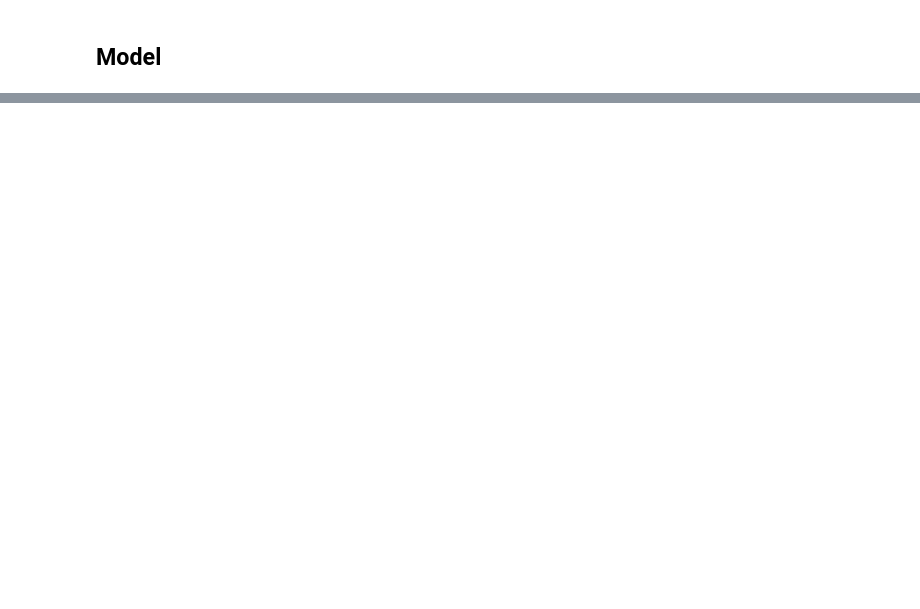
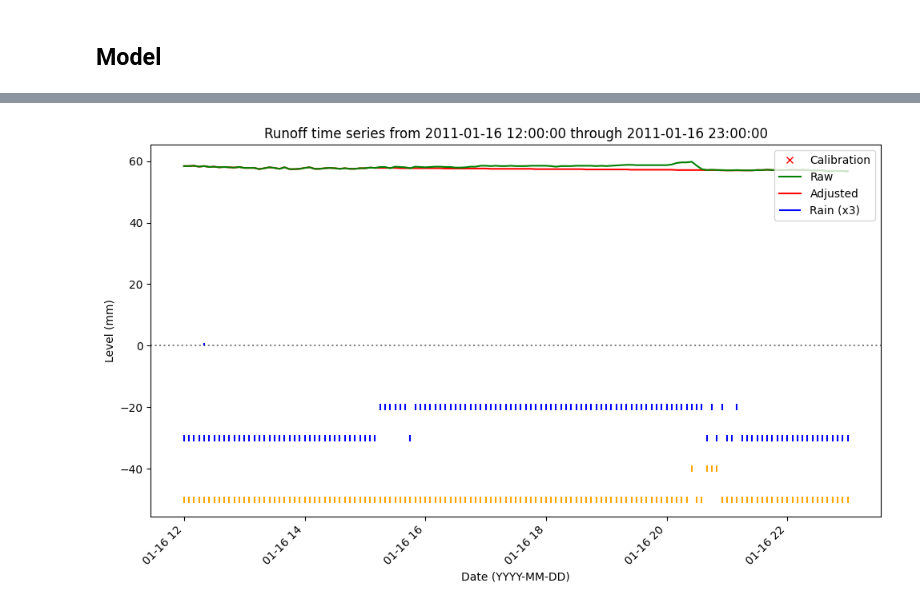
Before and after one commit to gmcginnis/info-698-capstone, a Jupyter notebook: 02_split.ipynb, the cells around one changed output, grey strips where cells are left out. Saved outputs shown, nothing was run; the diff lists cells and outputs as text; code cells hidden in the pictures; blank space fills up the shorter version.

Commit message:
Larger scale testing

```diff
--- a/02_split.ipynb
+++ b/02_split.ipynb
@@ -308,3 +285,6 @@ decay_feat(data_water, 'ra_rain')
+# %%
+data_water['ra_rain'] = data_water['ra_rain'].fillna(0)
+data_water = decay_feat(data_water, 'eventsum_ra_rain')
 # %% [markdown]
 ### Fill rain values
 # %%
@@ -472,8 +474,8 @@ data_soil.sample(10)
 data_united = pd.merge(
     data_water,
     # REMOVE LATER
-    data_soil['2015-01-01 00:00:00':'2016-12-31 23:59:59'],
-    # data_soil['2000-01-01 00:00:00':'2015-12-31 23:59:59'],
+    # data_soil['2015-01-01 00:00:00':'2016-12-31 23:59:59'],
+    data_soil['2000-01-01 00:00:00':'2015-12-31 23:59:59'],
     # data_soil,
     #
     left_index = True,
@@ -584,6 +608,9 @@ for train_index, val_index in tscv.split(x_train):
     # model = xgb.XGBClassifier(tree_method="hist")
     model = xgb.XGBClassifier(
         tree_method="hist",
+        # learning_rate=0.1,
+        # max_depth=5,
+        random_state=42,
         # handle class imbalance -- sum(negative instances) / sum(positive instances)
         scale_pos_weight = (y_t.value_counts()[False] / y_t.value_counts()[True]).item()
     )
@@ -635,7 +704,12 @@ x_t, X_val = x_train.iloc[train_index], x_train.iloc[val_index]
 y_t, y_val = y_train.iloc[train_index], y_train.iloc[val_index]
 
 # model = xgb.XGBRegressor(enable_categorical=True, tree_method="hist")
-model = xgb.XGBClassifier(enable_categorical=True, tree_method="hist")
+model = xgb.XGBClassifier(
+    # enable_categorical=True,
+    random_state=42,
+    scale_pos_weight = (y_t.value_counts()[False] / y_t.value_counts()[True]).item(),
+    tree_method="hist"
+    )
 model.fit(x_t, y_t)
 
 preds = model.predict(X_val)
@@ -716,7 +803,10 @@ def plot_preds(input_date_start, input_date_end, include_preds=True, include_cal
     return plt.show()
 # %%
 # plot_preds(X_val.index[0], X_val.index[-1])
-plot_preds('2016-08-01 00:00:00', '2016-08-09 00:00:00')
+# plot_preds('2016-08-01 00:00:00', '2016-08-09 00:00:00')
+plot_preds('2011-01-16 12:00:00', '2011-01-16 23:00:00')
+# %% [output]
+[figure, added]
 # %%
 # data_subset = data_united[X_val.index[0]:X_val.index[-1]]
 
```
Also changed, not shown: parts of 27 cells of this notebook.
